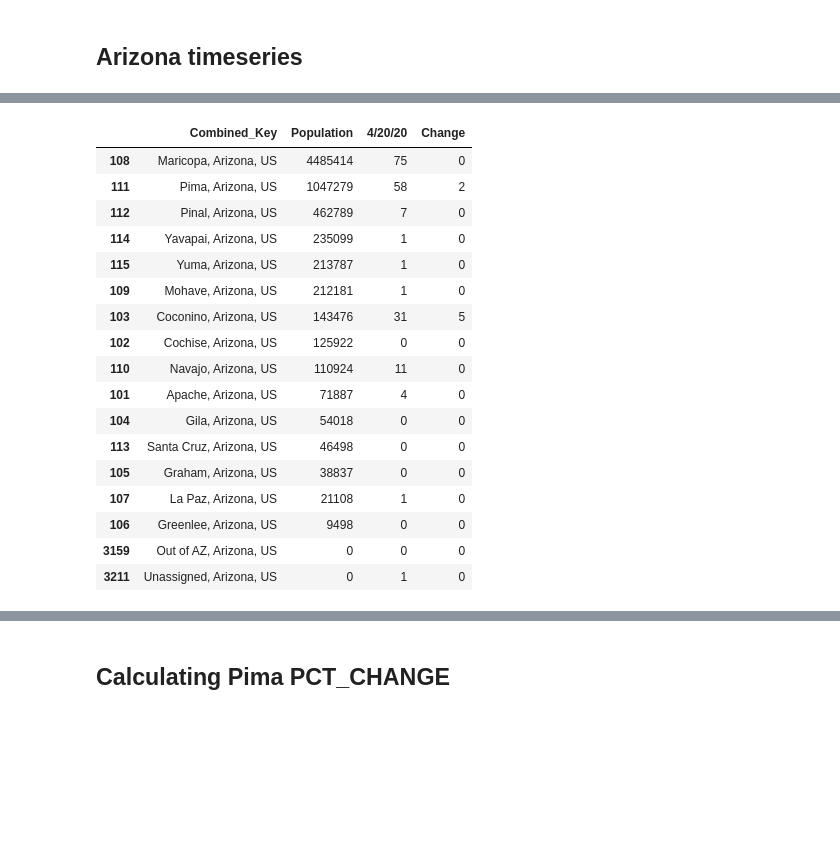
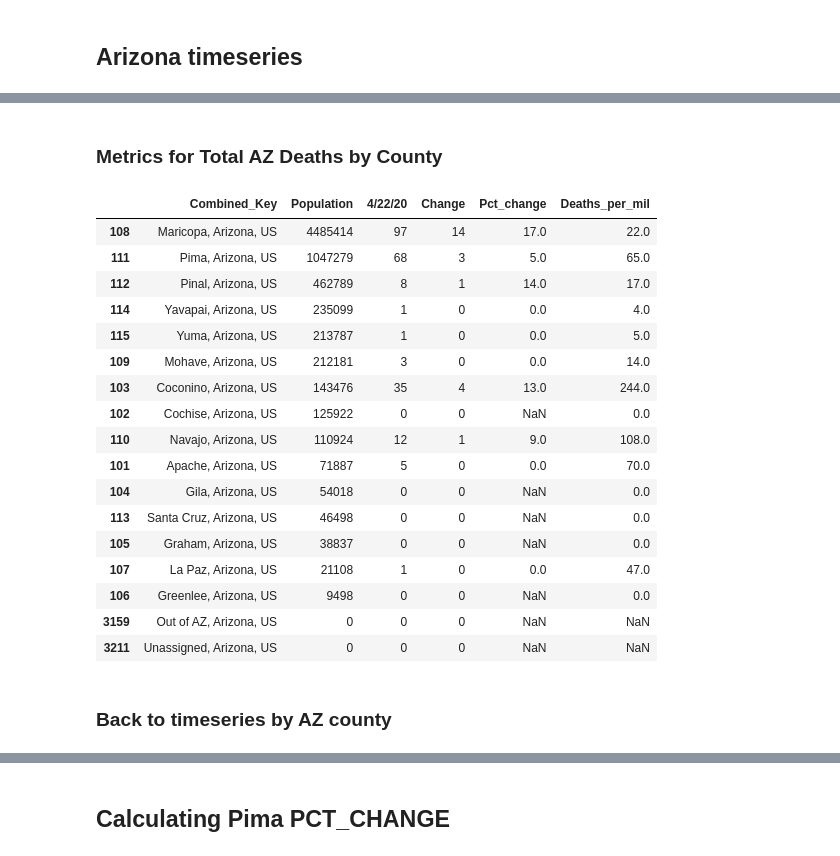
Before and after one commit to Chetchita641/CovidbyGovt, a Jupyter notebook: analysis3/Covid-Timeseries-Analysis3.ipynb, the cells around one changed output, grey strips where cells are left out. Saved outputs shown, nothing was run; the diff lists cells and outputs as text; code cells hidden in the pictures; blank space fills up the shorter version.

```diff
--- a/analysis3/Covid-Timeseries-Analysis3.ipynb
+++ b/analysis3/Covid-Timeseries-Analysis3.ipynb
@@ -695,24 +693,35 @@ AZ_dates['Change'] = AZ_dates[date] - AZ_dates[yesterday]
+# %%
+# Add Changes , Pct_change, and Pct_pop columns
+AZ_dates['Change'] = AZ_dates[date] - AZ_dates[yesterday]
+AZ_dates['Pct_change'] = AZ_dates['Change']/AZ_dates[yesterday]*100
+AZ_dates['Deaths_per_mil']= AZ_dates[date]/AZ_dates['Population']*1000000
+# %% [markdown]
+### Metrics for Total AZ Deaths by County
 # %%
-# Show list of counties and current deaths
+# Show list of counties and current deaths by Population size
 AZ_dates = AZ_dates.sort_values(by='Population', ascending=False)
-AZ_dates[['Combined_Key', 'Population', date,'Change']]
+
+# Add all metrics - rounded
+AZ_dates[['Combined_Key', 'Population', date,'Change', 'Pct_change','Deaths_per_mil']].round()
 # %% [output]
-|  | Combined_Key | Population | 4/20/20 | Change |
-| 108 | Maricopa, Arizona, US | 4485414 | 75 | 0 |
-| 111 | Pima, Arizona, US | 1047279 | 58 | 2 |
-| 112 | Pinal, Arizona, US | 462789 | 7 | 0 |
-| 114 | Yavapai, Arizona, US | 235099 | 1 | 0 |
-| 115 | Yuma, Arizona, US | 213787 | 1 | 0 |
-| 109 | Mohave, Arizona, US | 212181 | 1 | 0 |
-| 103 | Coconino, Arizona, US | 143476 | 31 | 5 |
-| 102 | Cochise, Arizona, US | 125922 | 0 | 0 |
-| 110 | Navajo, Arizona, US | 110924 | 11 | 0 |
-| 101 | Apache, Arizona, US | 71887 | 4 | 0 |
-| 104 | Gila, Arizona, US | 54018 | 0 | 0 |
-| 113 | Santa Cruz, Arizona, US | 46498 | 0 | 0 |
-| 105 | Graham, Arizona, US | 38837 | 0 | 0 |
-| 107 | La Paz, Arizona, US | 21108 | 1 | 0 |
-| 106 | Greenlee, Arizona, US | 9498 | 0 | 0 |
-| 3159 | Out of AZ, Arizona, US | 0 | 0 | 0 |
-| 3211 | Unassigned, Arizona, US | 0 | 1 | 0 |
+|  | Combined_Key | Population | 4/22/20 | Change | Pct_change | Deaths_per_mil |
+| 108 | Maricopa, Arizona, US | 4485414 | 97 | 14 | 17.0 | 22.0 |
+| 111 | Pima, Arizona, US | 1047279 | 68 | 3 | 5.0 | 65.0 |
+| 112 | Pinal, Arizona, US | 462789 | 8 | 1 | 14.0 | 17.0 |
+| 114 | Yavapai, Arizona, US | 235099 | 1 | 0 | 0.0 | 4.0 |
+| 115 | Yuma, Arizona, US | 213787 | 1 | 0 | 0.0 | 5.0 |
+| 109 | Mohave, Arizona, US | 212181 | 3 | 0 | 0.0 | 14.0 |
+| 103 | Coconino, Arizona, US | 143476 | 35 | 4 | 13.0 | 244.0 |
+| 102 | Cochise, Arizona, US | 125922 | 0 | 0 | NaN | 0.0 |
+| 110 | Navajo, Arizona, US | 110924 | 12 | 1 | 9.0 | 108.0 |
+| 101 | Apache, Arizona, US | 71887 | 5 | 0 | 0.0 | 70.0 |
+| 104 | Gila, Arizona, US | 54018 | 0 | 0 | NaN | 0.0 |
+| 113 | Santa Cruz, Arizona, US | 46498 | 0 | 0 | NaN | 0.0 |
+| 105 | Graham, Arizona, US | 38837 | 0 | 0 | NaN | 0.0 |
+| 107 | La Paz, Arizona, US | 21108 | 1 | 0 | 0.0 | 47.0 |
+| 106 | Greenlee, Arizona, US | 9498 | 0 | 0 | NaN | 0.0 |
+| 3159 | Out of AZ, Arizona, US | 0 | 0 | 0 | NaN | NaN |
+| 3211 | Unassigned, Arizona, US | 0 | 0 | 0 | NaN | NaN |
+# %% [markdown]
+### Back to timeseries by AZ county
 # %%
```
Also changed, not shown: parts of 43 cells of this notebook, 11 other files.
